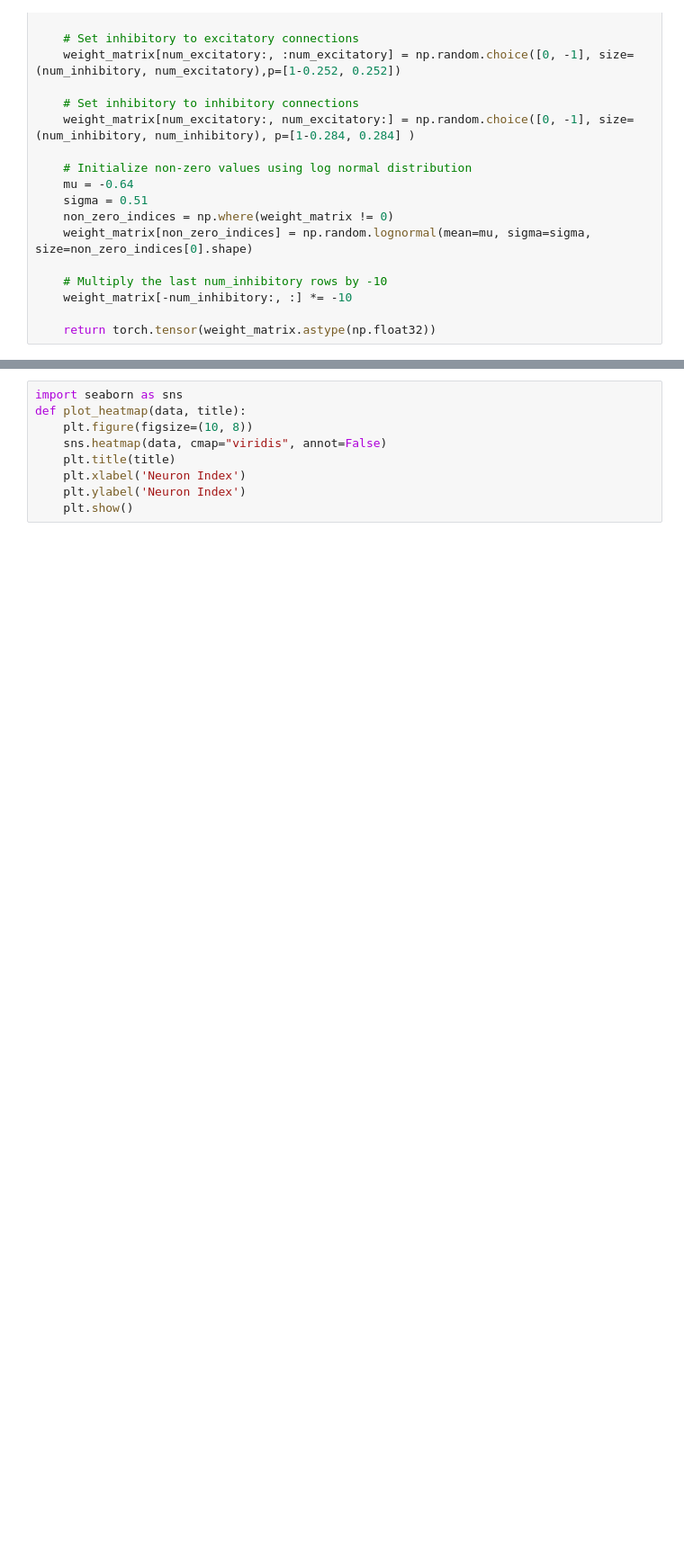
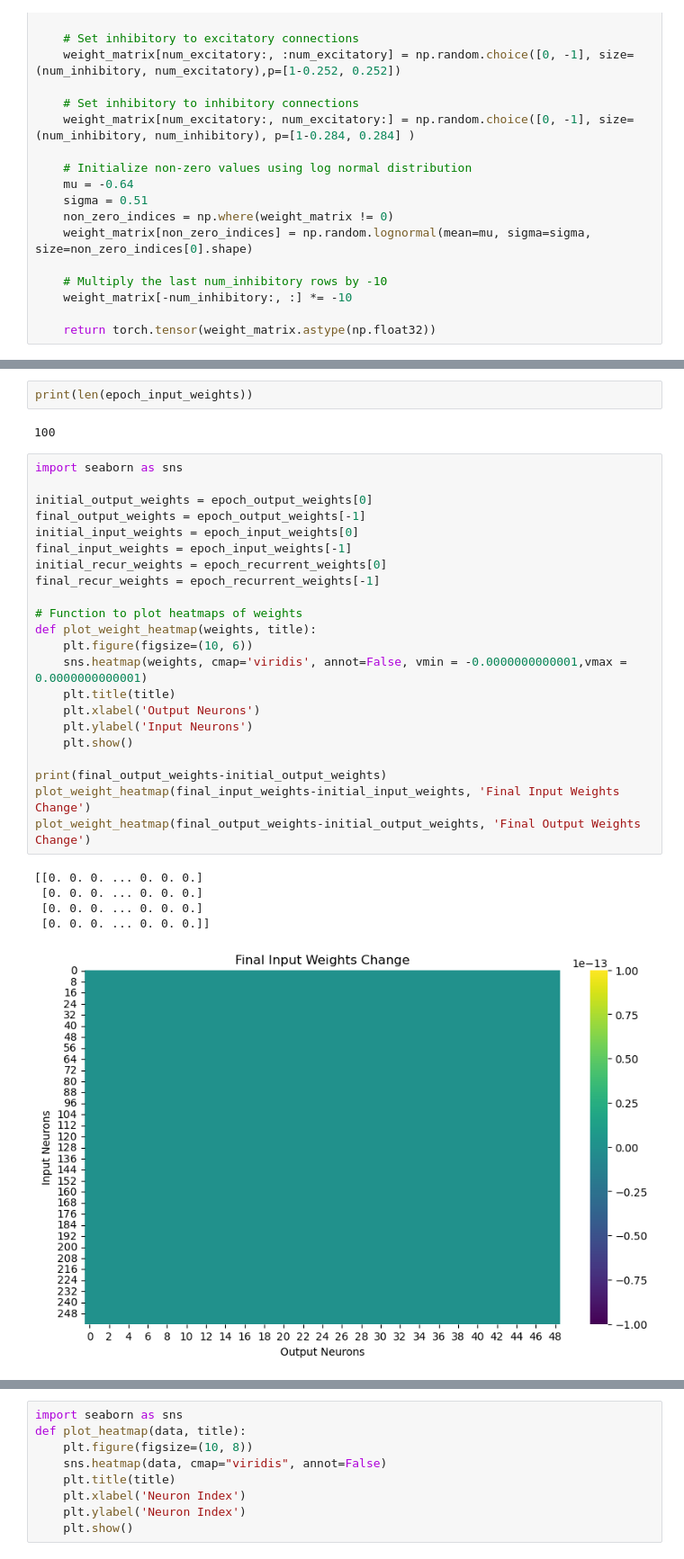
Before and after one commit to HuazeLiu/RSNN_w_RC-Evol., a Jupyter notebook: train_moving_digit.ipynb, the cells around one changed output, grey strips where cells are left out. Shown at 90% size. Drawn from its saved outputs; the diff is of its cells as text; blank space fills up the shorter version.

```diff
--- a/train_moving_digit.ipynb
+++ b/train_moving_digit.ipynb
@@ -443,0 +473,32 @@ KeyboardInterrupt:
+# %%
+print(len(epoch_input_weights))
+# %% [output]
+100
+# %%
+import seaborn as sns
+
+initial_output_weights = epoch_output_weights[0]
+final_output_weights = epoch_output_weights[-1]
+initial_input_weights = epoch_input_weights[0]
+final_input_weights = epoch_input_weights[-1]
+initial_recur_weights = epoch_recurrent_weights[0]
+final_recur_weights = epoch_recurrent_weights[-1]
+
+# Function to plot heatmaps of weights
+def plot_weight_heatmap(weights, title):
+    plt.figure(figsize=(10, 6))
+    sns.heatmap(weights, cmap='viridis', annot=False, vmin = -0.0000000000001,vmax = 0.0000000000001)
+    plt.title(title)
+    plt.xlabel('Output Neurons')
+    plt.ylabel('Input Neurons')
+    plt.show()
+
+print(final_output_weights-initial_output_weights)
+plot_weight_heatmap(final_input_weights-initial_input_weights, 'Final Input Weights Change')
+plot_weight_heatmap(final_output_weights-initial_output_weights, 'Final Output Weights Change')
+# %% [output]
+[[0. 0. 0. ... 0. 0. 0.]
+ [0. 0. 0. ... 0. 0. 0.]
+ [0. 0. 0. ... 0. 0. 0.]
+ [0. 0. 0. ... 0. 0. 0.]]
+[figure, added]
```
Also changed, not shown: parts of 18 cells of this notebook, 3 other files.
